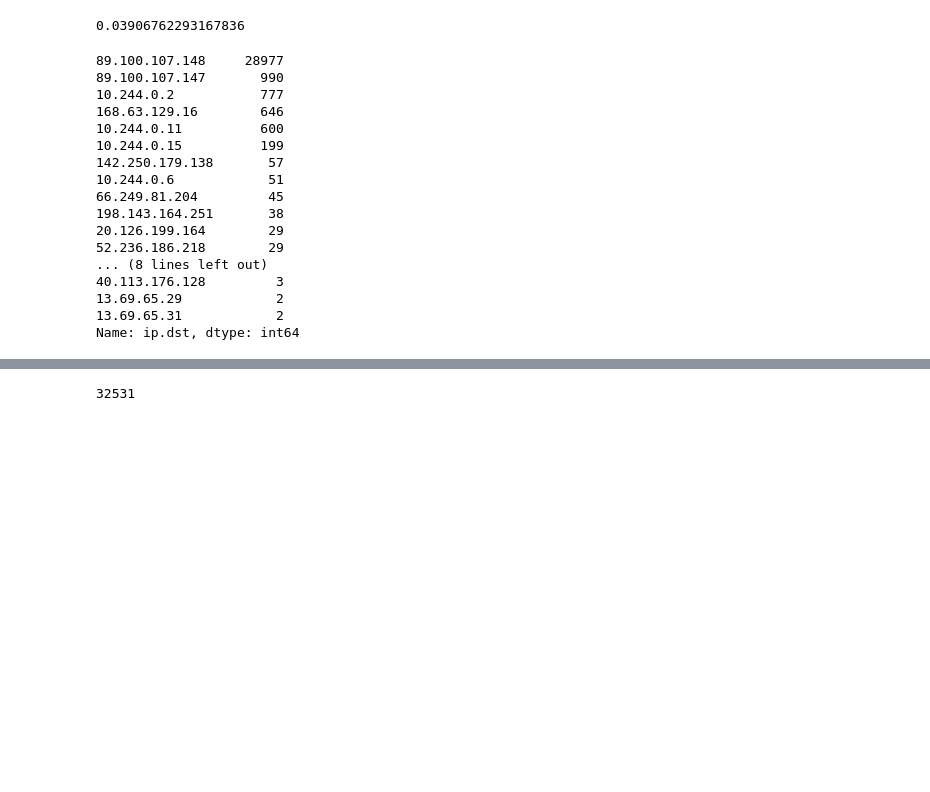
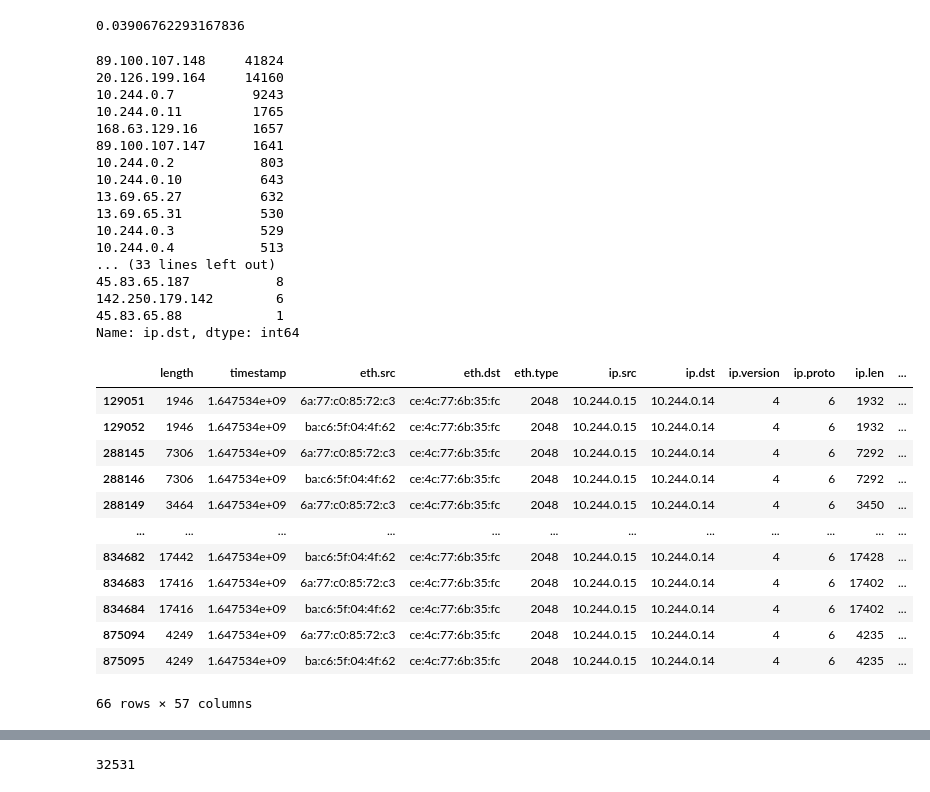
Before and after one commit to hotshot07/thesis, a Jupyter notebook: final_notebooks/model_9*/Think this is it.ipynb, the cells around one changed output, grey strips where cells are left out. Drawn from its saved outputs; the diff is of its cells as text; code cells hidden in the pictures; blank space fills up the shorter version.

```diff
--- a/final_notebooks/model_9*/Think this is it.ipynb
+++ b/final_notebooks/model_9*/Think this is it.ipynb
@@ -230,25 +223,41 @@ attack_df['score'].quantile(0.932)
 # %% [output]
 0.03906762293167836
 # %%
-anomalous_dict = attack_df[attack_df['score'] > 1.355]
+anomalous_dict = attack_df[attack_df['score'] > 0.72]
 # %%
 anomalous_dict['ip.dst'].value_counts()
 # %% [output]
-89.100.107.148     28977
-89.100.107.147       990
-10.244.0.2           777
-168.63.129.16        646
-10.244.0.11          600
-10.244.0.15          199
-142.250.179.138       57
-10.244.0.6            51
-66.249.81.204         45
-198.143.164.251       38
-20.126.199.164        29
-52.236.186.218        29
-... (8 lines left out)
-40.113.176.128         3
-13.69.65.29            2
-13.69.65.31            2
+89.100.107.148     41824
+20.126.199.164     14160
+10.244.0.7          9243
+10.244.0.11         1765
+168.63.129.16       1657
+89.100.107.147      1641
+10.244.0.2           803
+10.244.0.10          643
+13.69.65.27          632
+13.69.65.31          530
+10.244.0.3           529
+10.244.0.4           513
+... (33 lines left out)
+45.83.65.187           8
+142.250.179.142        6
+45.83.65.88            1
 Name: ip.dst, dtype: int64
+# %%
+anomalous_dict[(anomalous_dict['source_pod'] ==1) & (anomalous_dict['destination_pod'] ==1)]
+# %% [output]
+|  | length | timestamp | eth.src | eth.dst | eth.type | ip.src | ip.dst | ip.version | ip.proto | ip.len | ... |
+| 129051 | 1946 | 1.647534e+09 | 6a:77:c0:85:72:c3 | ce:4c:77:6b:35:fc | 2048 | 10.244.0.15 | 10.244.0.14 | 4 | 6 | 1932 | ... |
+| 129052 | 1946 | 1.647534e+09 | ba:c6:5f:04:4f:62 | ce:4c:77:6b:35:fc | 2048 | 10.244.0.15 | 10.244.0.14 | 4 | 6 | 1932 | ... |
+| 288145 | 7306 | 1.647534e+09 | 6a:77:c0:85:72:c3 | ce:4c:77:6b:35:fc | 2048 | 10.244.0.15 | 10.244.0.14 | 4 | 6 | 7292 | ... |
+| 288146 | 7306 | 1.647534e+09 | ba:c6:5f:04:4f:62 | ce:4c:77:6b:35:fc | 2048 | 10.244.0.15 | 10.244.0.14 | 4 | 6 | 7292 | ... |
+| 288149 | 3464 | 1.647534e+09 | 6a:77:c0:85:72:c3 | ce:4c:77:6b:35:fc | 2048 | 10.244.0.15 | 10.244.0.14 | 4 | 6 | 3450 | ... |
+| ... | ... | ... | ... | ... | ... | ... | ... | ... | ... | ... | ... |
+| 834682 | 17442 | 1.647534e+09 | ba:c6:5f:04:4f:62 | ce:4c:77:6b:35:fc | 2048 | 10.244.0.15 | 10.244.0.14 | 4 | 6 | 17428 | ... |
+| 834683 | 17416 | 1.647534e+09 | 6a:77:c0:85:72:c3 | ce:4c:77:6b:35:fc | 2048 | 10.244.0.15 | 10.244.0.14 | 4 | 6 | 17402 | ... |
+| 834684 | 17416 | 1.647534e+09 | ba:c6:5f:04:4f:62 | ce:4c:77:6b:35:fc | 2048 | 10.244.0.15 | 10.244.0.14 | 4 | 6 | 17402 | ... |
+| 875094 | 4249 | 1.647534e+09 | 6a:77:c0:85:72:c3 | ce:4c:77:6b:35:fc | 2048 | 10.244.0.15 | 10.244.0.14 | 4 | 6 | 4235 | ... |
+| 875095 | 4249 | 1.647534e+09 | ba:c6:5f:04:4f:62 | ce:4c:77:6b:35:fc | 2048 | 10.244.0.15 | 10.244.0.14 | 4 | 6 | 4235 | ... |
+66 rows × 57 columns
 # %%
```
Also changed, not shown: parts of 10 cells of this notebook, 14 other files.
